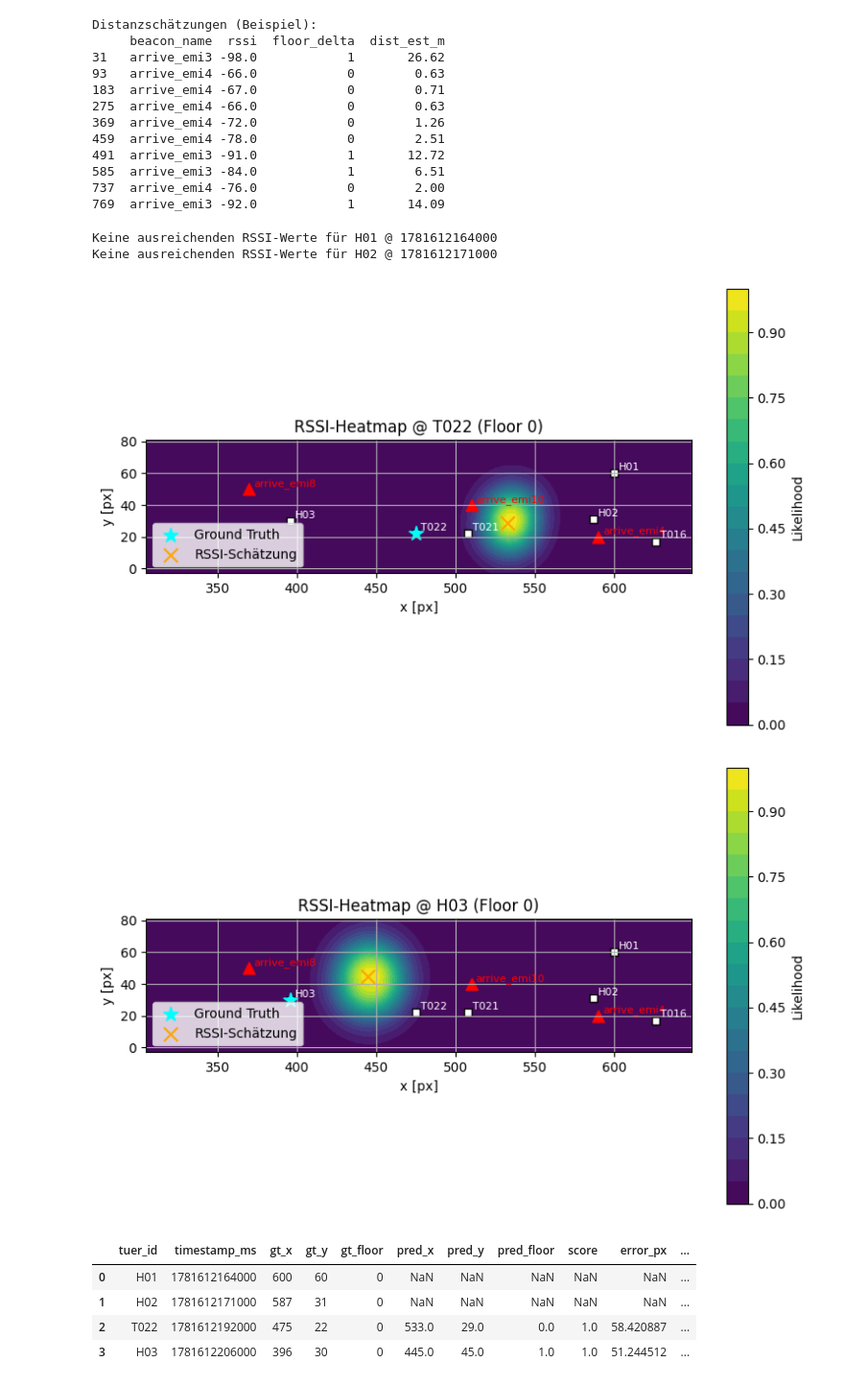
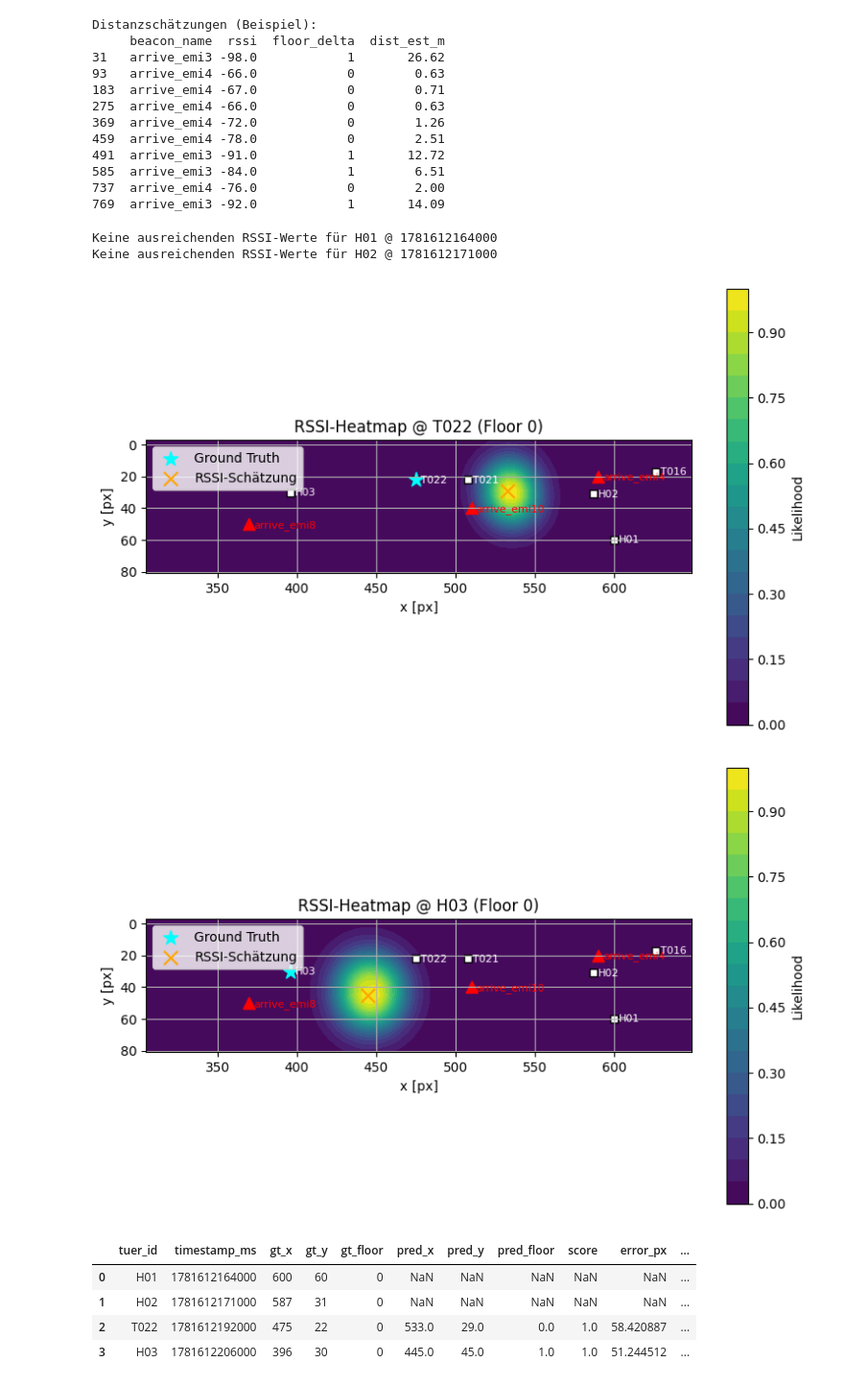
Before and after one commit to M4ngo404/embedded_intelligence, a Jupyter notebook: Abgabe/Abgabe_Gruppe_M.ipynb, the cells around one changed output. Shown at 96% size. Drawn from its saved outputs; the diff is of its cells as text; code cells hidden in the pictures.

Commit message:
invert y at rssi

```diff
--- a/Abgabe/Abgabe_Gruppe_M.ipynb
+++ b/Abgabe/Abgabe_Gruppe_M.ipynb
@@ -910,36 +912,37 @@ for _, gt in gt_df.iterrows():
     ).reshape(X.shape)
 
     x_hat, y_hat, score = estimate_position_from_rssi(rssi_measurements, floor_hint=gt_floor)
 
     fig, ax = plt.subplots(figsize=(8, 5))
     hm = ax.contourf(X, Y, Z, levels=20, cmap="viridis")
     plt.colorbar(hm, ax=ax, label="Likelihood")
 
     for b_name, bx, by, bf in BEACON_DATA:
         if bf == gt_floor:
             ax.scatter(bx, by, c="red", s=80, marker="^")
             ax.text(bx + 3, by + 2, b_name, fontsize=8, color="red")
 
     same_floor_doors = [(n, x, y) for n, x, y, f in DOOR_POSITIONS if f == gt_floor]
     for d_name, dx, dy in same_floor_doors:
         ax.scatter(dx, dy, c="white", s=35, edgecolor="black", marker="s")
         ax.text(dx + 3, dy + 2, d_name, fontsize=8, color="white")
 
     ax.scatter(gt_x, gt_y, c="cyan", s=130, marker="*", label="Ground Truth")
     ax.scatter(x_hat, y_hat, c="orange", s=110, marker="x", label="RSSI-Schätzung")
 
     ax.set_title(f"RSSI-Heatmap @ {tuer_id} (Floor {gt_floor})")
+    ax.invert_yaxis()
     ax.set_xlabel("x [px]")
     ax.set_ylabel("y [px]")
-    ax.legend()
+    ax.legend(loc="upper left")
     ax.set_aspect("equal")
     plt.tight_layout()
     plt.show()
 # %% [output]
 Keine ausreichenden RSSI-Werte für H01 @ 1781612164000
 Keine ausreichenden RSSI-Werte für H02 @ 1781612171000
-[figure, old version]
+[figure, new version]
-[figure, old version]
+[figure, new version]
 # %%
 # Fehleranalyse RSSI -> Position
 
```
Also changed, not shown: parts of 1 cell of this notebook.
